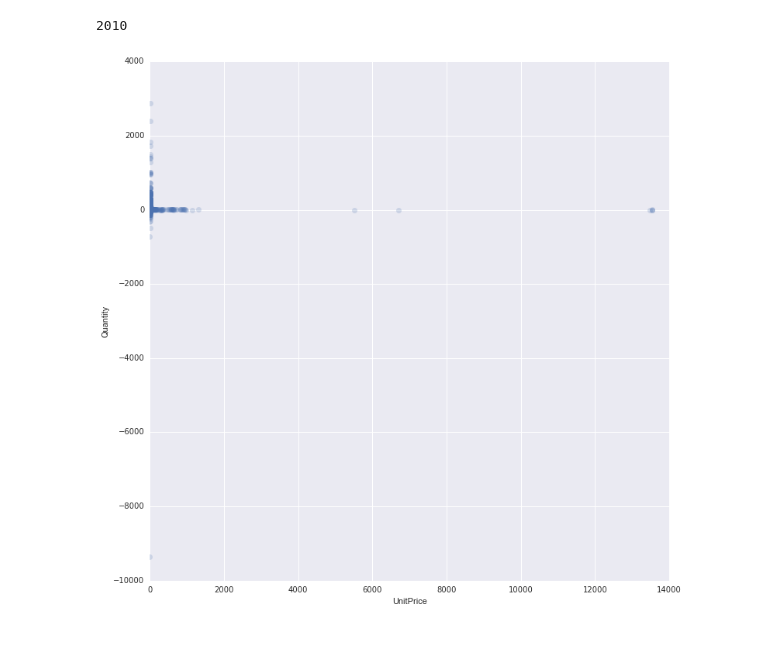
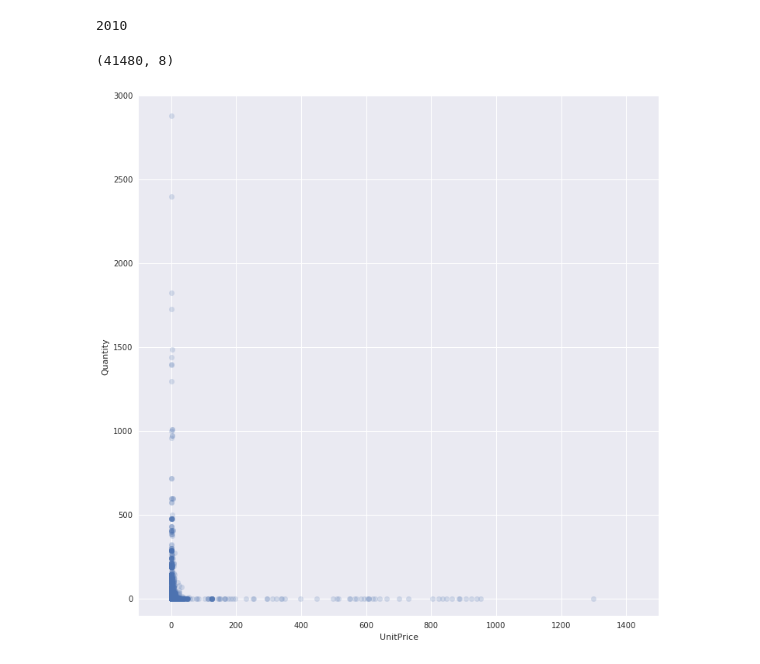
Before and after one commit to artemkondyukov/data_mining_asgn_3, a Jupyter notebook: outlier_detection.ipynb, the cells around one changed output. Cells and saved outputs as stored; diff of their text form; code cells hidden in the pictures.

```diff
--- a/outlier_detection.ipynb
+++ b/outlier_detection.ipynb
@@ -343,11 +433,17 @@ year_column.name = "Year"
 data_year = pd.concat([data, year_column], axis=1)
 # %%
 data_2010 = data.ix[data_year.groupby("Year").groups[2010]]
+# %%
+data_2010.shape
+# %% [output]
+(41480, 8)
 # %%
 fig = plt.figure(figsize=(12, 12))
 ax = fig.add_subplot(111)
 plt.plot(data_2010["UnitPrice"], data_2010["Quantity"], linestyle='', marker='o', alpha=.2);
+ax.set_xlim(-100, 1500)
+ax.set_ylim(-100, 3000)
 ax.set_xlabel("UnitPrice");
 ax.set_ylabel("Quantity");
 # %% [output]
-[figure, old version]
+[figure, new version]
```
Also changed, not shown: parts of 49 cells of this notebook.
